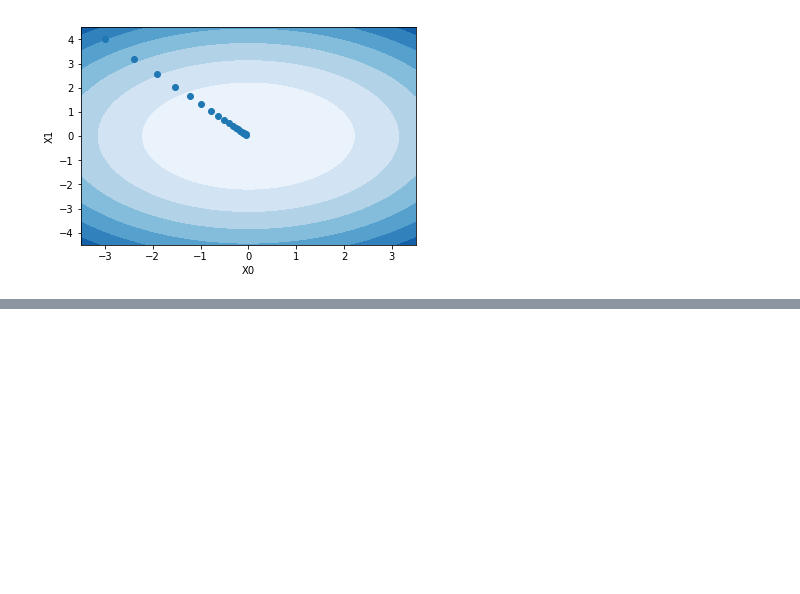
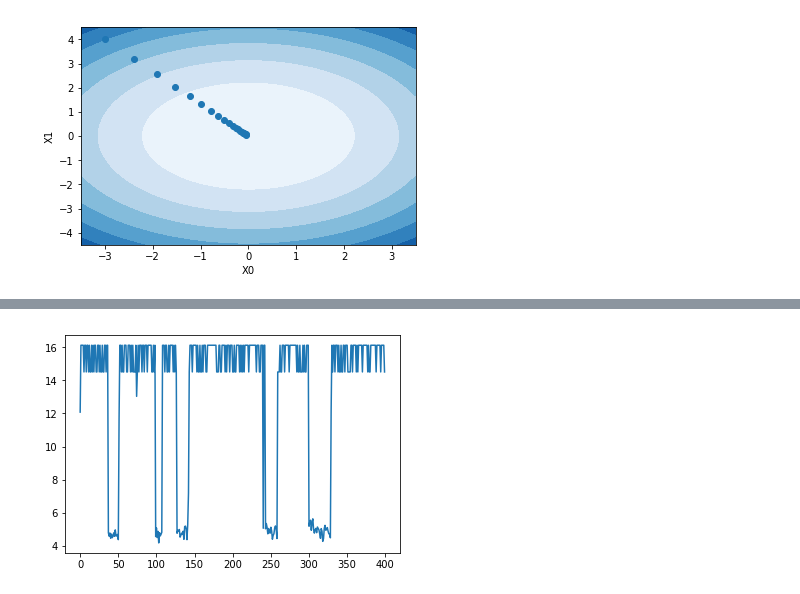
Before and after one commit to ckfanzhe/JupySum, a Jupyter notebook: SumLearn/Models/NeuralNetwork.ipynb, the cells around one changed output, grey strips where cells are left out. Cells and saved outputs as stored; diff of their text form; code cells hidden in the pictures; blank space fills up the shorter version.

Commit message:
更新了NeuralNetwork.ipynb文件,使神经网络能够使用反向传播进行学习;

```diff
--- a/SumLearn/Models/NeuralNetwork.ipynb
+++ b/SumLearn/Models/NeuralNetwork.ipynb
@@ -365,0 +576,11 @@ plt.show()
+# %%
+# 梯度确认，通过对比误差反向传播的结果和数组微分的结果检查是否正确
+network = SimpleNet(input_size=64,hidden_size=50,output_size=10)
+x_batch = data[:3]
+t_batch = target[:3]
+grad_numerical = network.numerical_gradient(x_batch, t_batch)
+grad_backprop = network.gradient(x_batch, t_batch)
+# 求格个权重的误差平均值
+for key in grad_numerical.keys():
+    diff = np.average(np.abs(grad_backprop[key]-grad_numerical[key]))
+    print(f'{key}:{diff}')
@@ -365,0 +592,25 @@ plt.show()
+# %%
+# 开始训练
+network = SimpleNet(input_size=64,hidden_size=50,output_size=10)
+iters_num = 400
+train_size = data.shape[0]
+batch_size = 10
+learning_rate = 1
+train_loss_list = []
+train_acc_list = []
+iter_per_epoch = max(train_size/batch_size, 1)
+for i in range(iters_num):
+    batch_mask = np.random.choice(train_size,batch_size)
+    x_batch = data[batch_mask]
+    t_batch = target[batch_mask]
+    # 通过误差反向传播求梯度
+    grad = network.gradient(x_batch,t_batch)
+    print(grad)
+    # 更新权重
+    for key in ('W1','b1','W2','b2'):
+        network.params[key] -= learning_rate*grad[key]
+    loss = network.loss(x_batch, t_batch)
+    train_loss_list.append(loss)
+    if i % 10 ==0:
+        train_acc = network.accuracy(data,target)
+        train_acc_list.append(train_acc)
@@ -365,0 +635,7 @@ plt.show()
+# %%
+# 显示误差，由于训练次数不多，所以误差较大
+plt.plot([x for x in range(400)],train_loss_list)
+# plt.ylim(0,10)
+plt.show()
+# %% [output]
+[figure, added]
```
Also changed, not shown: parts of 19 cells of this notebook.
